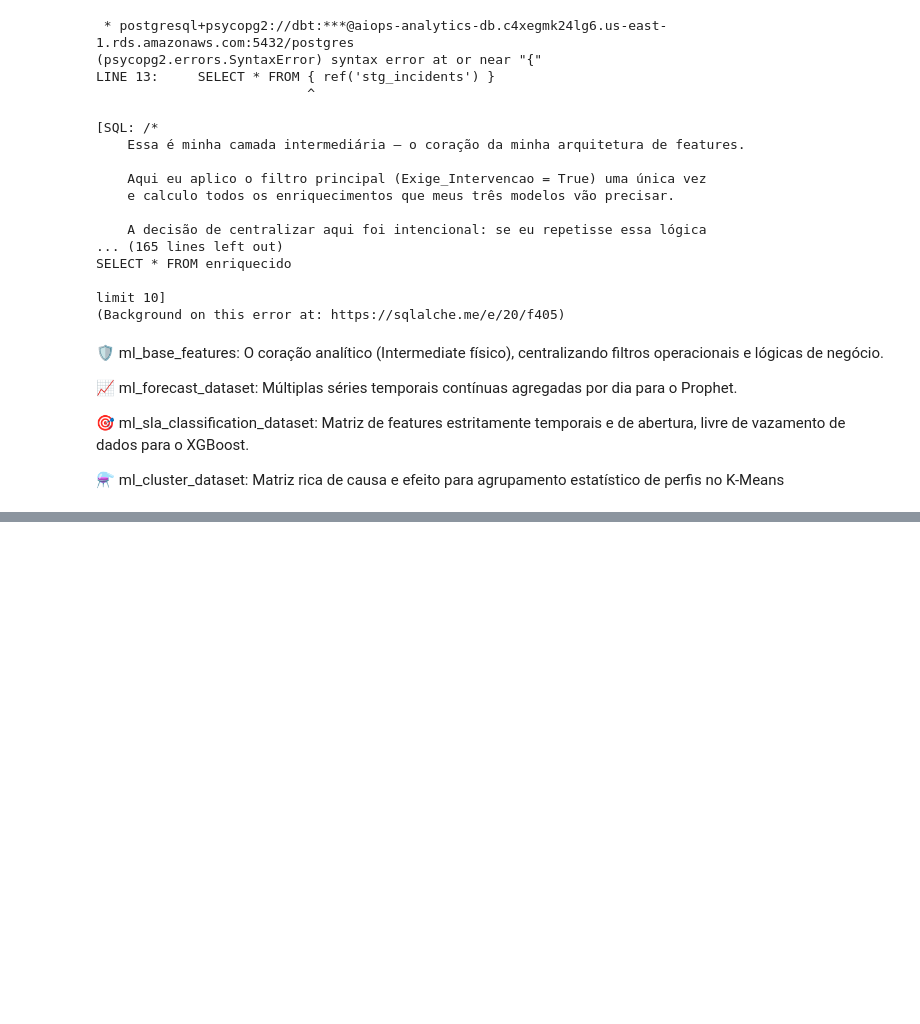
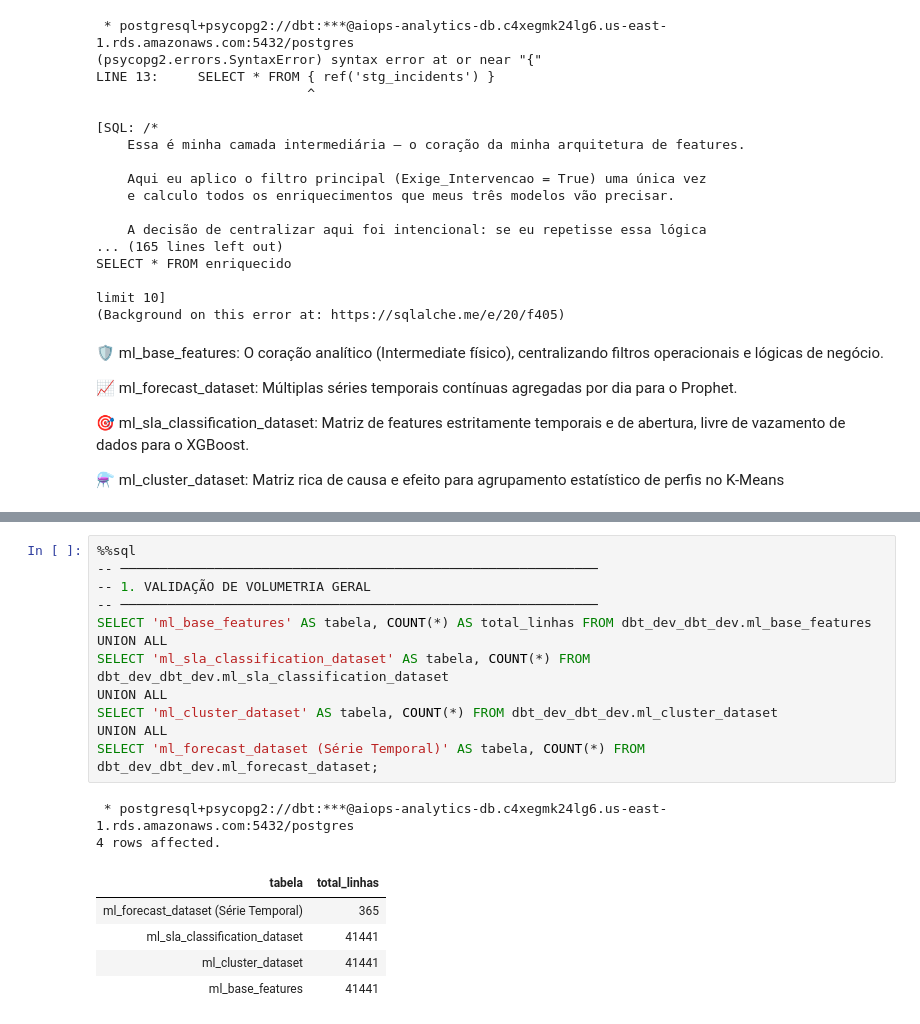
Before and after one commit to LucasBitte/aiops-locaweb-predictive-analytics, a Jupyter notebook: notebooks/03_dbt_star_schema_ml_marts.ipynb, the cells around one changed output, grey strips where cells are left out. Saved outputs shown, nothing was run; the diff lists cells and outputs as text; blank space fills up the shorter version.

```diff
--- a/notebooks/03_dbt_star_schema_ml_marts.ipynb
+++ b/notebooks/03_dbt_star_schema_ml_marts.ipynb
@@ -1352,0 +1375,20 @@ limit 10]
+# %%
+%%sql
+-- ─────────────────────────────────────────────────────────────
+-- 1. VALIDAÇÃO DE VOLUMETRIA GERAL
+-- ─────────────────────────────────────────────────────────────
+SELECT 'ml_base_features' AS tabela, COUNT(*) AS total_linhas FROM dbt_dev_dbt_dev.ml_base_features
+UNION ALL
+SELECT 'ml_sla_classification_dataset' AS tabela, COUNT(*) FROM dbt_dev_dbt_dev.ml_sla_classification_dataset
+UNION ALL
+SELECT 'ml_cluster_dataset' AS tabela, COUNT(*) FROM dbt_dev_dbt_dev.ml_cluster_dataset
+UNION ALL
+SELECT 'ml_forecast_dataset (Série Temporal)' AS tabela, COUNT(*) FROM dbt_dev_dbt_dev.ml_forecast_dataset;
+# %% [output]
+ * postgresql+psycopg2://dbt:***@aiops-analytics-db.c4xegmk24lg6.us-east-1.rds.amazonaws.com:5432/postgres
+4 rows affected.
+| tabela | total_linhas |
+| ml_forecast_dataset (Série Temporal) | 365 |
+| ml_sla_classification_dataset | 41441 |
+| ml_cluster_dataset | 41441 |
+| ml_base_features | 41441 |
```
Also changed, not shown: parts of 4 cells of this notebook.
